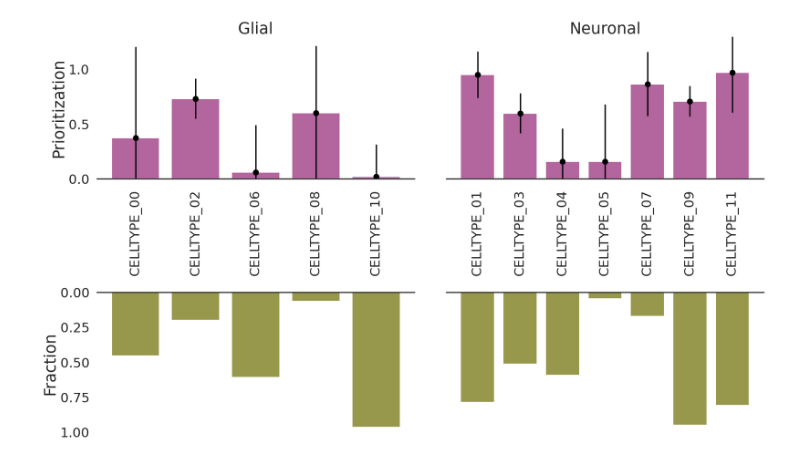
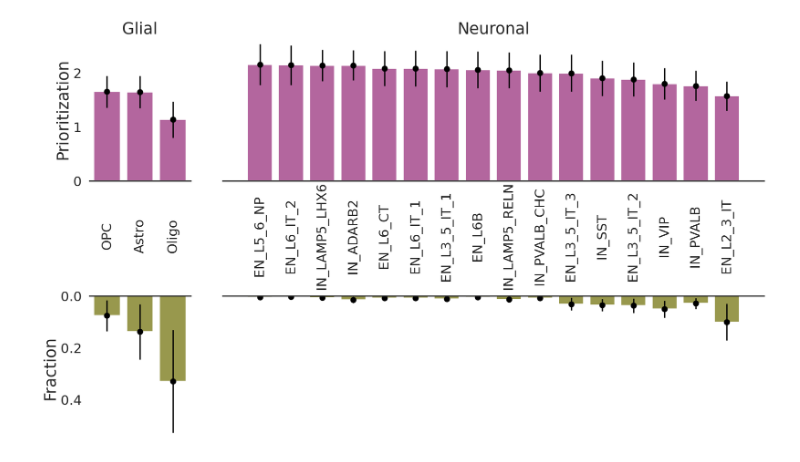
Before and after one commit to Oafish1/iBrainMap-Analysis, a Jupyter notebook: scripts/individual_plots/CT_Prioritization.ipynb, the cells around one changed output. Drawn from its saved outputs; the diff is of its cells as text; code cells hidden in the pictures.

Commit message:
Real prioritization results

```diff
--- a/scripts/individual_plots/CT_Prioritization.ipynb
+++ b/scripts/individual_plots/CT_Prioritization.ipynb
@@ -23,6 +23,7 @@ plt.rcParams.update({
 })
 
 # Directories
+DATA_DIR = '../../data'
 PLOT_DIR = '../plots'
 
 # Seed
@@ -50,10 +69,8 @@ plot_wspace = .1
 fig, axs = plt.subplots(
     2, 2,
     gridspec_kw={'hspace': label_hspace, 'wspace': plot_wspace},
+    width_ratios=[(df['Super'] == sup).sum() for sup in ('Glial', 'Neuronal')],
     figsize=(20, 12))
-for x in range(2): axs[0, x].sharex(axs[1, x])
-for y in range(2): axs[y, 0].sharey(axs[y, 1])
-axs[1, 0].invert_yaxis()
 
 # Loop arguments
 arrangement = [
@@ -78,8 +95,7 @@ for super, feature, ax_loc in arrangement:
     ax.bar(range(y.shape[0]), y, color=color)
 
     # Error bars
-    if feature == 'Prioritization':
-        ax.errorbar(range(y.shape[0]), y, yerr=df_sub['std'], fmt='o', color='black')
+    ax.errorbar(range(y.shape[0]), y, yerr=df_sub[f'{feature} STD'], fmt='o', color='black')
 
     # y-conditional formatting
     if ax_loc[0] == 0:  # Top
@@ -90,37 +106,50 @@ for super, feature, ax_loc in arrangement:
         ax.spines['top'].set_visible(False)
 
         # Place x Labels
         transform = transforms.blended_transform_factory(ax.transData, fig.transFigure)
         for i, label in enumerate(df_sub['Cell Type'].to_list()):
             ax.text(i, .5, label, ha='center', va='center', rotation=90, transform=transform)
 
-        # Set limits
-        ax.set_ylim(bottom=0)
-
     else:  # Bottom
         # Remove spines
         ax.spines['bottom'].set_visible(False)
 
-        # Set limits
-        ax.set_ylim(top=0)
+    # Set limits
+    ax.set_ylim(bottom=0)
 
     # x-conditional formatting
     if ax_loc[1] == 0:  # Left
         ax.set_ylabel(feature)
 
     else:  # Right
         # Hide y axis labels
         ax.tick_params(labelleft=False)
 
     # Hide x axis labels
     ax.tick_params(labelbottom=False)
 
     # Remove spines
     ax.spines['left'].set_visible(False)
     ax.spines['right'].set_visible(False)
 
-fig.savefig(os.path.join(PLOT_DIR, 'figure_5_prioritization.pdf'), bbox_inches='tight')
+# Match limits (needed otherwise weird prioritization on axis limits when sharing)
+for y in range(2):
+    # Get ranges
+    lim_min = min(axs[y, 0].get_ylim()[0], axs[y, 1].get_ylim()[0])
+    lim_max = max(axs[y, 0].get_ylim()[1], axs[y, 1].get_ylim()[1])
+
+    # Set ranges
+    axs[y, 0].set_ylim(lim_min, lim_max)
+    axs[y, 1].set_ylim(lim_min, lim_max)
+
+
+# Share axes and invert
+for x in range(2): axs[0, x].sharex(axs[1, x])
+for y in range(2): axs[y, 0].sharey(axs[y, 1])
+axs[1, 0].invert_yaxis()
+
+fig.savefig(os.path.join(PLOT_DIR, f'figure_5_prioritization_{phenotype}.pdf'), bbox_inches='tight')
 plt.show()
 plt.close()
 # %% [output]
-[figure, old version]
+[figure, new version]
```
Also changed, not shown: parts of 1 cell of this notebook, 4 other files.
